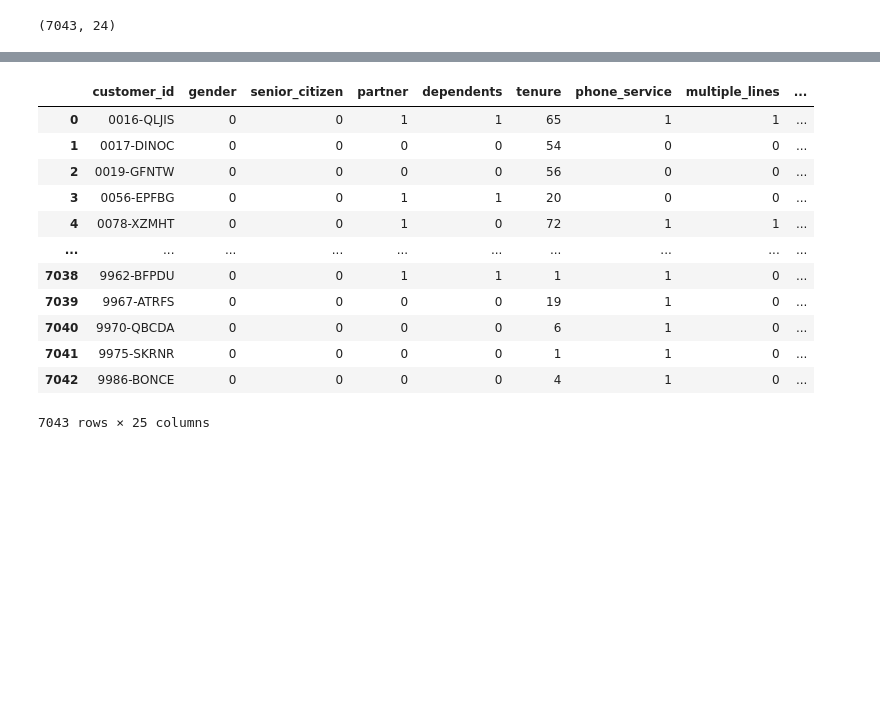
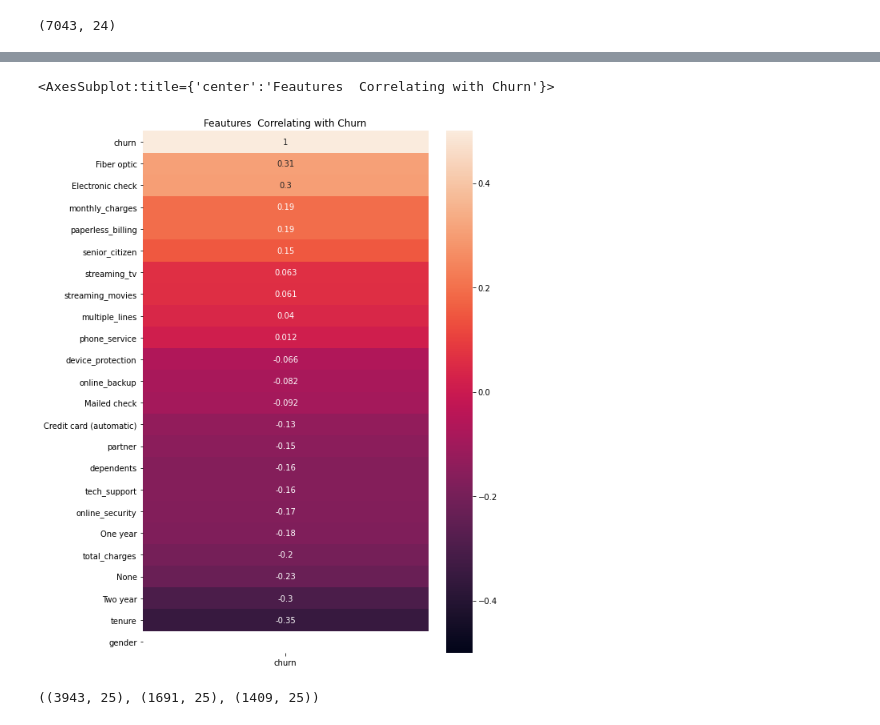
Before and after one commit to carterrxavier/classification-project, a Jupyter notebook: initial_notebook.ipynb, the cells around one changed output, grey strips where cells are left out. Saved outputs shown, nothing was run; the diff lists cells and outputs as text; code cells hidden in the pictures; blank space fills up the shorter version.

```diff
--- a/initial_notebook.ipynb
+++ b/initial_notebook.ipynb
@@ -82,19 +88,8 @@ Explore.get_uni_stats(original_df.drop(columns=['customer_id','total_charges','c
 ####MAKE TABLE BINARY######
 # %%
 binary_df = Prepare.prep_for_model(original_df)
-# %%
-binary_df
-# %% [output]
-|  | customer_id | gender | senior_citizen | partner | dependents | tenure | phone_service | multiple_lines | ... |
-| 0 | 0016-QLJIS | 0 | 0 | 1 | 1 | 65 | 1 | 1 | ... |
-| 1 | 0017-DINOC | 0 | 0 | 0 | 0 | 54 | 0 | 0 | ... |
-| 2 | 0019-GFNTW | 0 | 0 | 0 | 0 | 56 | 0 | 0 | ... |
-| 3 | 0056-EPFBG | 0 | 0 | 1 | 1 | 20 | 0 | 0 | ... |
-| 4 | 0078-XZMHT | 0 | 0 | 1 | 0 | 72 | 1 | 1 | ... |
-| ... | ... | ... | ... | ... | ... | ... | ... | ... | ... |
-| 7038 | 9962-BFPDU | 0 | 0 | 1 | 1 | 1 | 1 | 0 | ... |
-| 7039 | 9967-ATRFS | 0 | 0 | 0 | 0 | 19 | 1 | 0 | ... |
-| 7040 | 9970-QBCDA | 0 | 0 | 0 | 0 | 6 | 1 | 0 | ... |
-| 7041 | 9975-SKRNR | 0 | 0 | 0 | 0 | 1 | 1 | 0 | ... |
-| 7042 | 9986-BONCE | 0 | 0 | 0 | 0 | 4 | 1 | 0 | ... |
-7043 rows × 25 columns
+# %%
+Explore.get_churn_heatmap(binary_df)
+# %% [output]
+<AxesSubplot:title={'center':'Feautures  Correlating with Churn'}>
+[figure, added]
@@ -100,0 +108,4 @@ binary_df
+# %%
+train.shape , validate.shape, test.shape
+# %% [output]
+((3943, 25), (1691, 25), (1409, 25))
```
Also changed, not shown: parts of 13 cells of this notebook, 3 other files.
